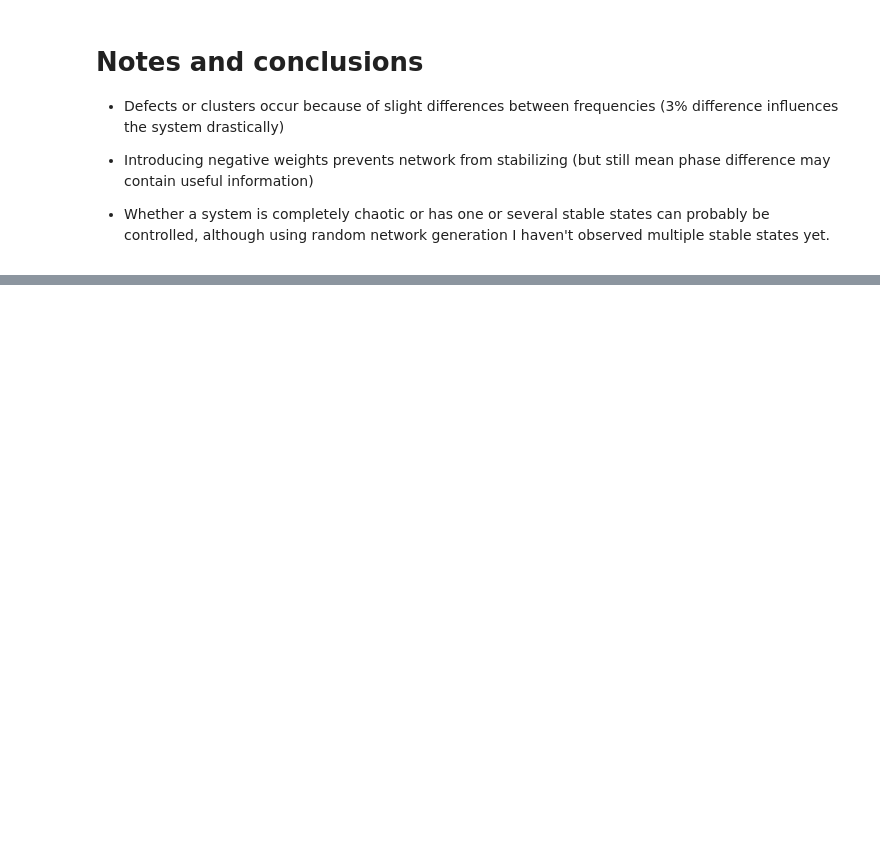
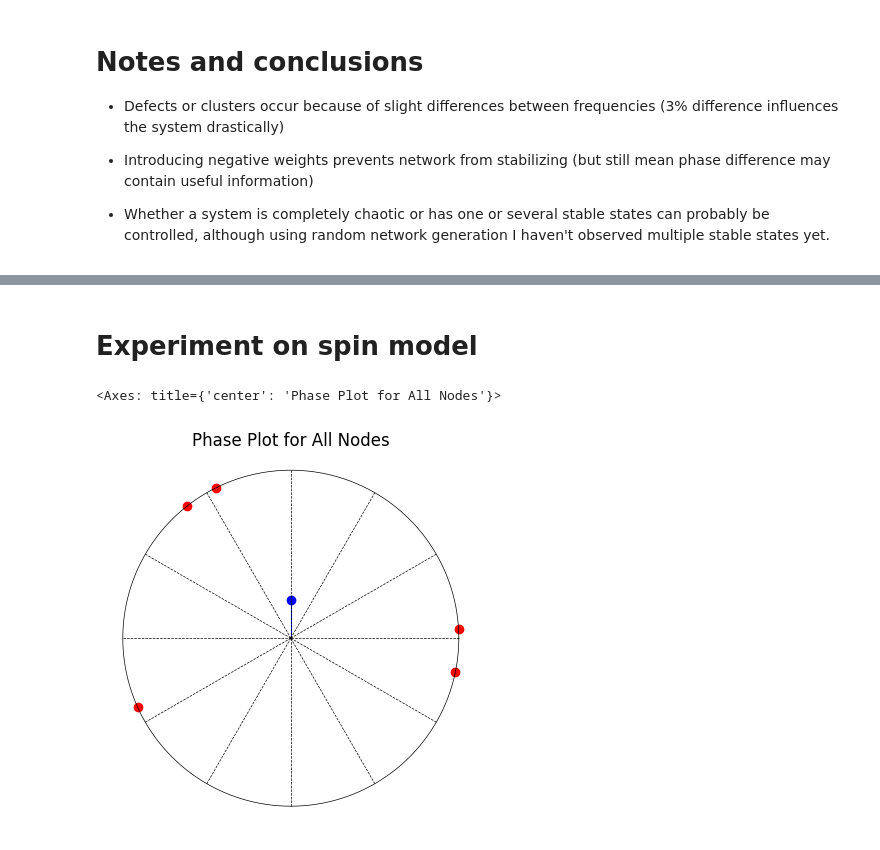
Before and after one commit to Mniszko/Network-of-coupled-Kuramoto-oscillators, a Jupyter notebook: main.ipynb, the cells around one changed output, grey strips where cells are left out. Drawn from its saved outputs; the diff is of its cells as text; code cells hidden in the pictures; blank space fills up the shorter version.

```diff
--- a/main.ipynb
+++ b/main.ipynb
@@ -566,0 +766,42 @@ Video saved as animation.gif
+# %% [markdown]
+# Experiment on spin model
+# %%
+network = nx.complete_graph(5)
+
+weight_list = [np.random.uniform(4., 8.) for _ in network.edges]
+weight_dict = {edge: weight for edge, weight in zip(network.edges, weight_list)}
+
+phase_list = [np.random.uniform(-np.pi, np.pi) for _ in network.nodes]
+phase_dict = {node: phase for node, phase in zip(network.nodes, phase_list)}
+
+#frequency_list = [ 1 + np.random.normal(1., 0.00003) for _ in network.nodes]
+frequency_list = [ 1  for _ in network.nodes]
+frequency_dict = {node: freq for node, freq in zip(network.nodes, frequency_list)}
+
+nx.set_edge_attributes(network,weight_dict,"weight")
+nx.set_node_attributes(network,phase_dict,"phase")
+nx.set_node_attributes(network,frequency_dict,"frequency")
+
+def initialize_network(size):
+    network = nx.complete_graph(size)
+
+    weight_list = [np.random.uniform(4., 8.) for _ in network.edges]
+    weight_dict = {edge: weight for edge, weight in zip(network.edges, weight_list)}
+
+    phase_list = [np.random.uniform(-np.pi, np.pi) for _ in network.nodes]
+    phase_dict = {node: phase for node, phase in zip(network.nodes, phase_list)}
+
+    #frequency_list = [ 1 + np.random.normal(1., 0.00003) for _ in network.nodes]
+    frequency_list = [ 1  for _ in network.nodes]
+    frequency_dict = {node: freq for node, freq in zip(network.nodes, frequency_list)}
+
+    nx.set_edge_attributes(network,weight_dict,"weight")
+    nx.set_node_attributes(network,phase_dict,"phase")
+    nx.set_node_attributes(network,frequency_dict,"frequency")
+    return network
+# %%
+fig, ax = plt.subplots()
+draw_phase_correlation(ax, network, rotate=True)
+# %% [output]
+<Axes: title={'center': 'Phase Plot for All Nodes'}>
+[figure, added]
```
Also changed, not shown: parts of 19 cells of this notebook, 9 other files.
